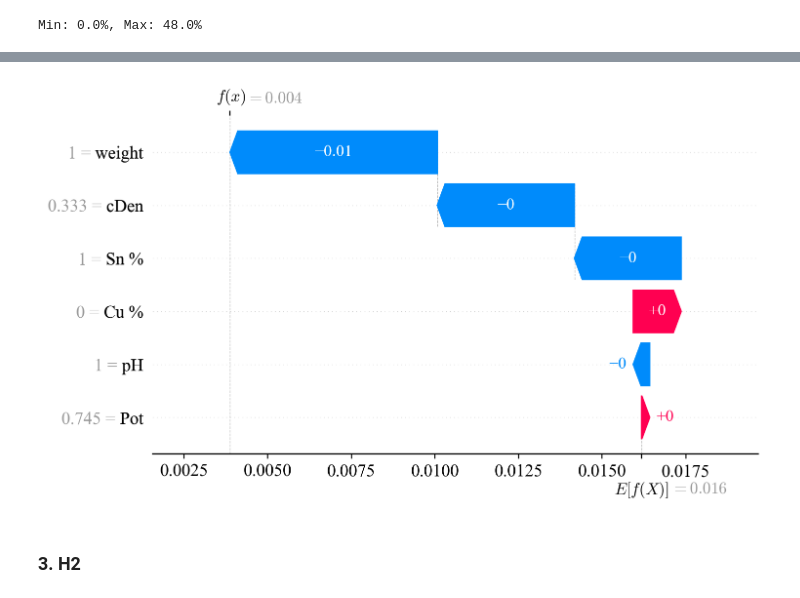
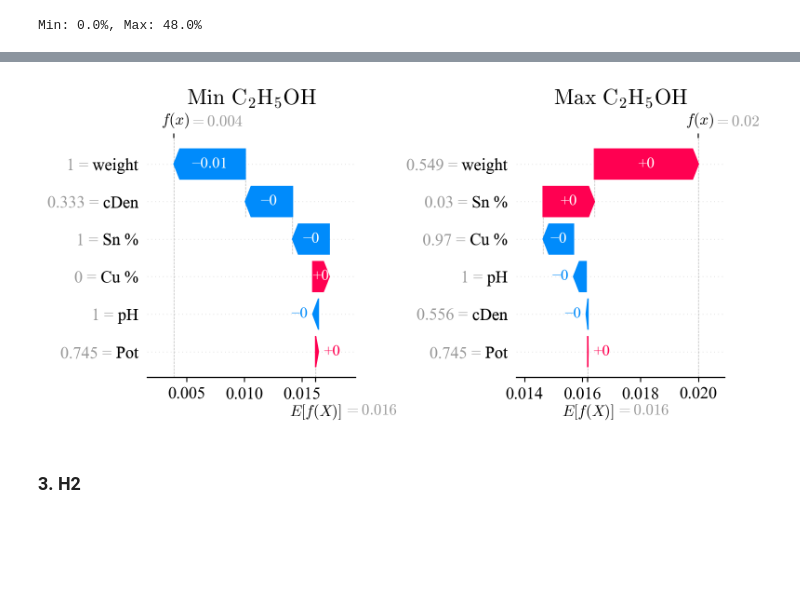
Before and after one commit to EnthusiasticTeslim/ReductElectro, a Jupyter notebook: neuralnetwork/eeh/shap-analysis.ipynb, the cells around one changed output, grey strips where cells are left out. Cells and saved outputs as stored; diff of their text form; code cells hidden in the pictures; blank space fills up the shorter version.

```diff
--- a/neuralnetwork/eeh/shap-analysis.ipynb
+++ b/neuralnetwork/eeh/shap-analysis.ipynb
@@ -146,7 +167,19 @@ shap.plots.waterfall(shap_values_2[idx_max])
-# %%
-shap.plots.waterfall(shap_values_2[idx_min])
-# %% [output]
-[figure, removed]
+# %%
+fig2 = plt.figure()
+
+ax20 = fig2.add_subplot(121)
+shap.plots.waterfall(shap_values_2[idx_min], show=False)
+ax20.set_title(r'$\rm Min \ C_2H_5OH$')
+
+ax21 = fig2.add_subplot(122)
+shap.plots.waterfall(shap_values_2[idx_max], show=False)
+ax21.set_title(r'$\rm Max \ C_2H_5OH$')
+
+plt.gcf().set_size_inches(fig_size)
+plt.tight_layout()
+plt.show()
+# %% [output]
+[figure, added]
 # %% [markdown]
 ### 3. H2
 # %%
```
Also changed, not shown: parts of 15 cells of this notebook.
